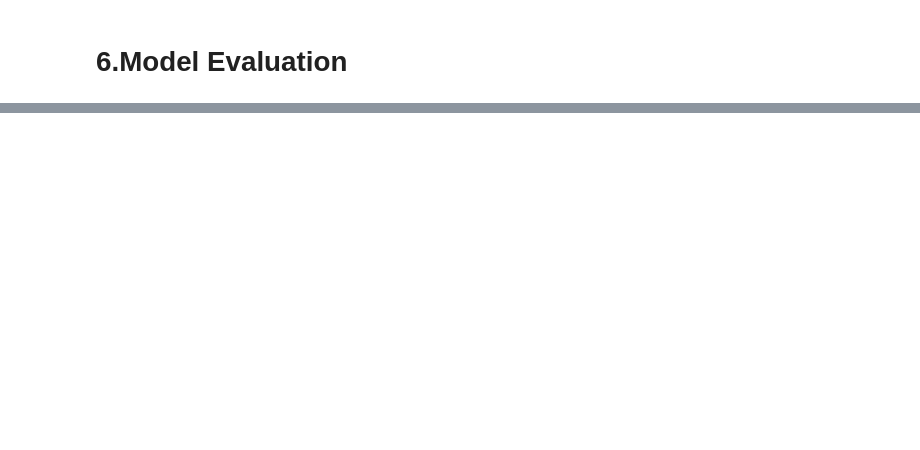
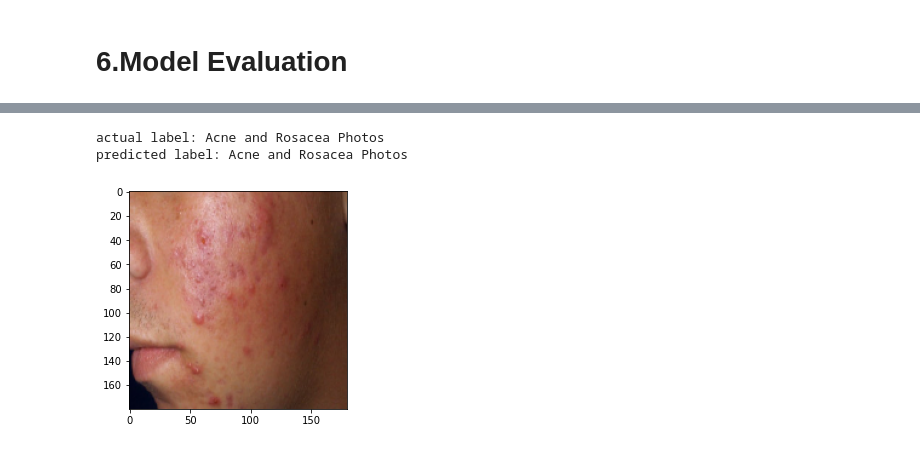
Before and after one commit to adnaan619/Dev-V, a Jupyter notebook: Model/Transfer learning_dermnet.ipynb, the cells around one changed output, grey strips where cells are left out. Cells and saved outputs as stored; diff of their text form; code cells hidden in the pictures; blank space fills up the shorter version.

```diff
--- a/Model/Transfer learning_dermnet.ipynb
+++ b/Model/Transfer learning_dermnet.ipynb
@@ -195,14 +207,14 @@ print('Test accuracy:', score[1])
 # %%
-import numpy as np
+#showing a model prediction
 for images_batch, labels_batch in test_ds.take(1):
-
-    first_image = images_batch[23].numpy().astype('uint8')
-    first_label = labels_batch[25].numpy()
-
-    print("first image to predict")
-    plt.imshow(first_image)
-    print("actual label:",class_names[first_label])
-
+    image1 = images_batch[23].numpy().astype('uint8')
+    label1 = labels_batch[25].numpy()
+    plt.imshow(image1)
+    print("actual label:",class_names[label1])
     batch_prediction = resnet_model.predict(images_batch)
     print("predicted label:",class_names[np.argmax(batch_prediction[23])])
+# %% [output]
+actual label: Acne and Rosacea Photos
+predicted label: Acne and Rosacea Photos
+[figure, added]
 # %%
```
Also changed, not shown: parts of 14 cells of this notebook.
